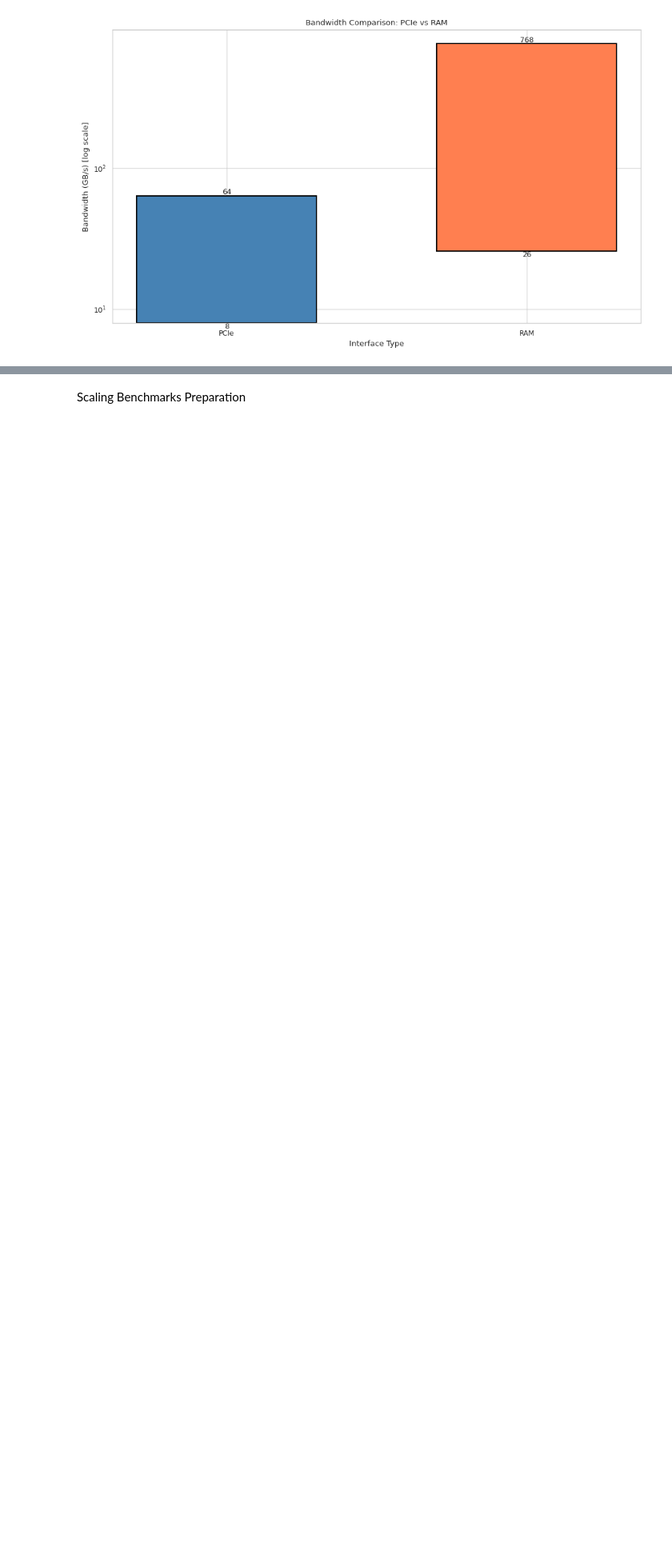
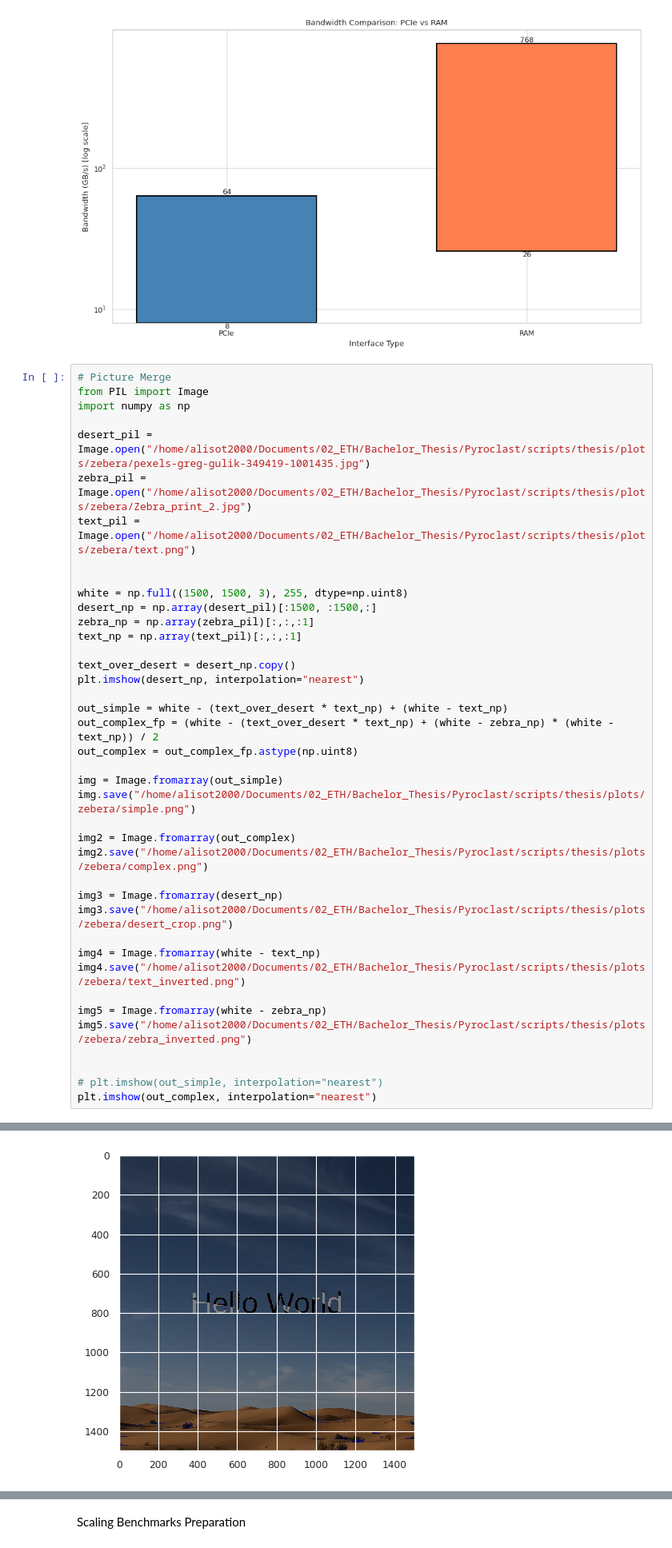
Before and after one commit to MarcelFerrari/Pyroclast, a Jupyter notebook: scripts/thesis/thesis_plots.ipynb, the cells around one changed output, grey strips where cells are left out. Shown at 80% size. Saved outputs shown, nothing was run; the diff lists cells and outputs as text; blank space fills up the shorter version.

```diff
--- a/scripts/thesis/thesis_plots.ipynb
+++ b/scripts/thesis/thesis_plots.ipynb
@@ -208,3 +208,44 @@ with sns.axes_style("whitegrid"):
     plt.show()
 # %% [output]
 [figure]
+# %%
+# Picture Merge
+from PIL import Image
+import numpy as np
+
+desert_pil = Image.open("/home/alisot2000/Documents/02_ETH/Bachelor_Thesis/Pyroclast/scripts/thesis/plots/zebera/pexels-greg-gulik-349419-1001435.jpg")
+zebra_pil = Image.open("/home/alisot2000/Documents/02_ETH/Bachelor_Thesis/Pyroclast/scripts/thesis/plots/zebera/Zebra_print_2.jpg")
+text_pil = Image.open("/home/alisot2000/Documents/02_ETH/Bachelor_Thesis/Pyroclast/scripts/thesis/plots/zebera/text.png")
+
+
+white = np.full((1500, 1500, 3), 255, dtype=np.uint8)
+desert_np = np.array(desert_pil)[:1500, :1500,:]
+zebra_np = np.array(zebra_pil)[:,:,:1]
+text_np = np.array(text_pil)[:,:,:1]
+
+text_over_desert = desert_np.copy()
+plt.imshow(desert_np, interpolation="nearest")
+
+out_simple = white - (text_over_desert * text_np) + (white - text_np)
+out_complex_fp = (white - (text_over_desert * text_np) + (white - zebra_np) * (white - text_np)) / 2
+out_complex = out_complex_fp.astype(np.uint8)
+
+img = Image.fromarray(out_simple)
+img.save("/home/alisot2000/Documents/02_ETH/Bachelor_Thesis/Pyroclast/scripts/thesis/plots/zebera/simple.png")
+
+img2 = Image.fromarray(out_complex)
+img2.save("/home/alisot2000/Documents/02_ETH/Bachelor_Thesis/Pyroclast/scripts/thesis/plots/zebera/complex.png")
+
+img3 = Image.fromarray(desert_np)
+img3.save("/home/alisot2000/Documents/02_ETH/Bachelor_Thesis/Pyroclast/scripts/thesis/plots/zebera/desert_crop.png")
+
+img4 = Image.fromarray(white - text_np)
+img4.save("/home/alisot2000/Documents/02_ETH/Bachelor_Thesis/Pyroclast/scripts/thesis/plots/zebera/text_inverted.png")
+
+img5 = Image.fromarray(white - zebra_np)
+img5.save("/home/alisot2000/Documents/02_ETH/Bachelor_Thesis/Pyroclast/scripts/thesis/plots/zebera/zebra_inverted.png")
+
+
+# plt.imshow(out_simple, interpolation="nearest")
+plt.imshow(out_complex, interpolation="nearest")
+# %% [output]
@@ -211,3 +253,4 @@ with sns.axes_style("whitegrid"):
+[figure, added]
 # %%
 from benchmark import results_processing as rp
 
```
Also changed, not shown: parts of 4 cells of this notebook.
